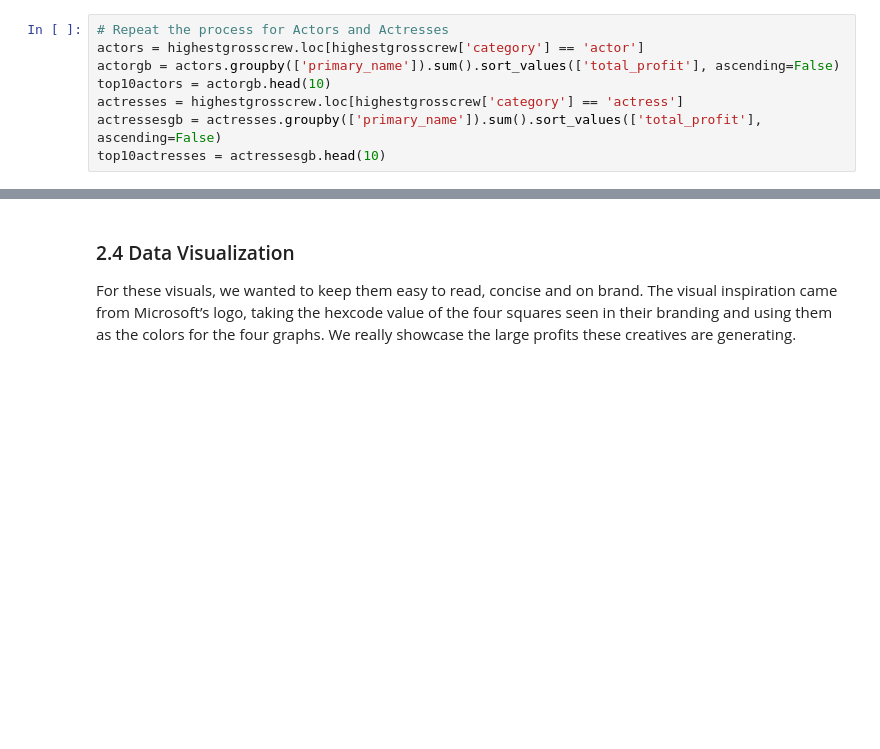
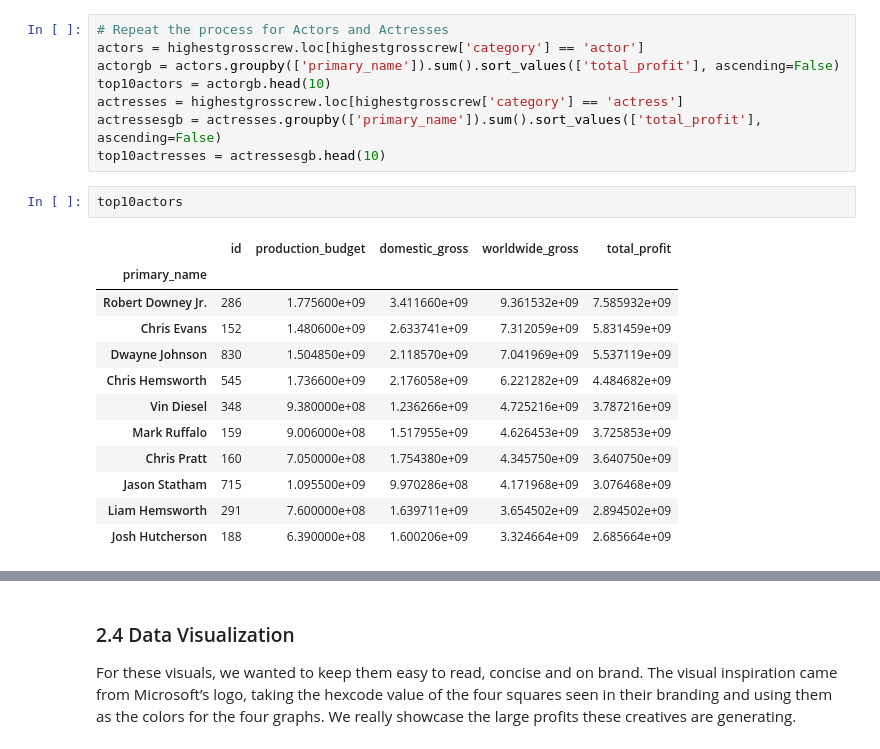
Before and after one commit to sumed-h/microsoft-studio-movie-analysis, a Jupyter notebook: Group_4_Notebook_FINAL.ipynb, the cells around one changed output, grey strips where cells are left out. Saved outputs shown, nothing was run; the diff lists cells and outputs as text; blank space fills up the shorter version.

```diff
--- a/Group_4_Notebook_FINAL.ipynb
+++ b/Group_4_Notebook_FINAL.ipynb
@@ -280,3 +331,18 @@ top10actors = actorgb.head(10)
 actresses = highestgrosscrew.loc[highestgrosscrew['category'] == 'actress']
 actressesgb = actresses.groupby(['primary_name']).sum().sort_values(['total_profit'], ascending=False)
 top10actresses = actressesgb.head(10)
+# %%
+top10actors
+# %% [output]
+|  | id | production_budget | domestic_gross | worldwide_gross | total_profit |
+| primary_name |  |  |  |  |  |
+| Robert Downey Jr. | 286 | 1.775600e+09 | 3.411660e+09 | 9.361532e+09 | 7.585932e+09 |
+| Chris Evans | 152 | 1.480600e+09 | 2.633741e+09 | 7.312059e+09 | 5.831459e+09 |
+| Dwayne Johnson | 830 | 1.504850e+09 | 2.118570e+09 | 7.041969e+09 | 5.537119e+09 |
+| Chris Hemsworth | 545 | 1.736600e+09 | 2.176058e+09 | 6.221282e+09 | 4.484682e+09 |
+| Vin Diesel | 348 | 9.380000e+08 | 1.236266e+09 | 4.725216e+09 | 3.787216e+09 |
+| Mark Ruffalo | 159 | 9.006000e+08 | 1.517955e+09 | 4.626453e+09 | 3.725853e+09 |
+| Chris Pratt | 160 | 7.050000e+08 | 1.754380e+09 | 4.345750e+09 | 3.640750e+09 |
+| Jason Statham | 715 | 1.095500e+09 | 9.970286e+08 | 4.171968e+09 | 3.076468e+09 |
+| Liam Hemsworth | 291 | 7.600000e+08 | 1.639711e+09 | 3.654502e+09 | 2.894502e+09 |
+| Josh Hutcherson | 188 | 6.390000e+08 | 1.600206e+09 | 3.324664e+09 | 2.685664e+09 |
```
Also changed, not shown: parts of 5 cells of this notebook.
